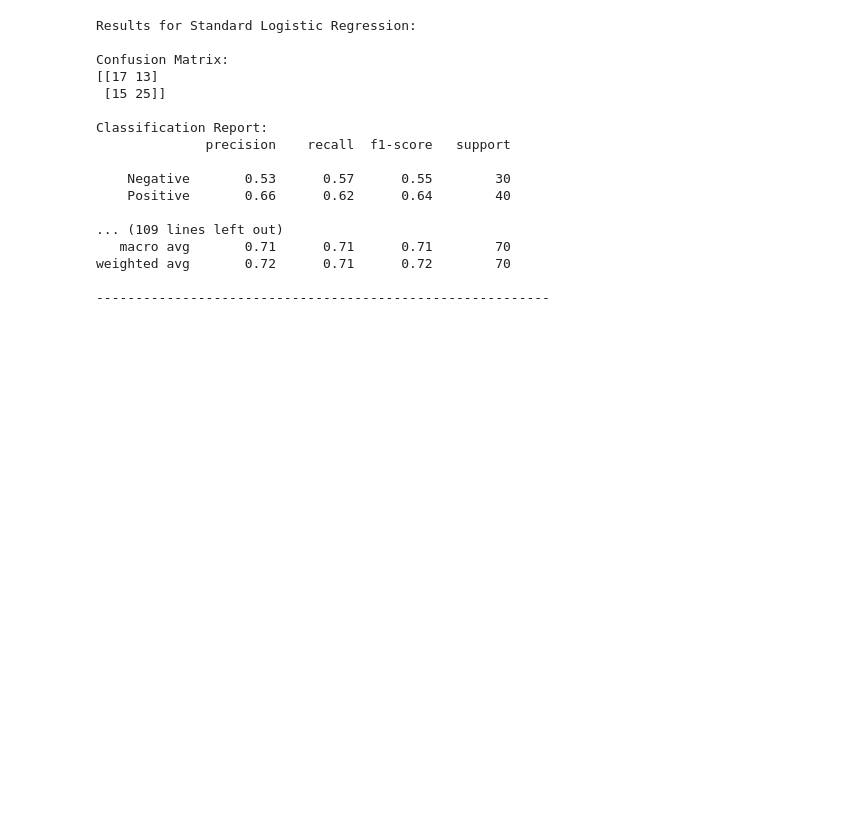
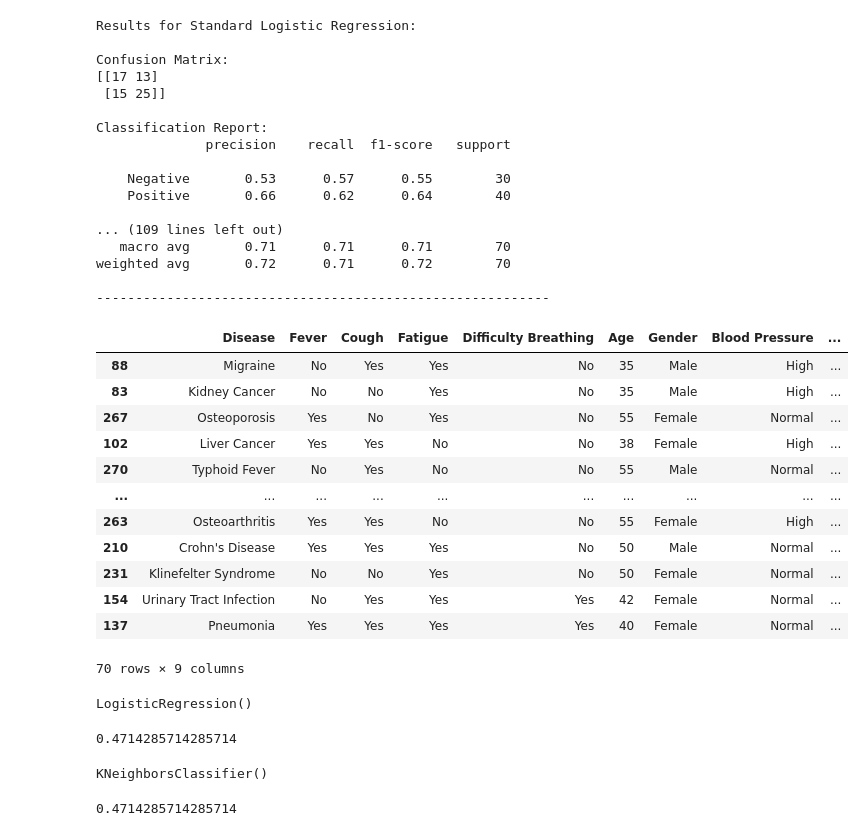
Before and after one commit to AyanSrivastava11/AI-powered-doctor-assistant, a Jupyter notebook: ml_model.ipynb, the cells around one changed output. Drawn from its saved outputs; the diff is of its cells as text; code cells hidden in the pictures; blank space fills up the shorter version.

```diff
--- a/ml_model.ipynb
+++ b/ml_model.ipynb
@@ -138,0 +181,5 @@ weighted avg       0.72      0.71      0.72        70
+# %%
+X = df.drop(['Outcome Variable'], axis= 1)
+y = df['Outcome Variable']
+# %%
+X_train, X_test, y_train, y_test = train_test_split(X,y,test_size=0.2,random_state=42,stratify=y)
@@ -138,0 +233,30 @@ weighted avg       0.72      0.71      0.72        70
+# %%
+df
+X_test
+# %% [output]
+|  | Disease | Fever | Cough | Fatigue | Difficulty Breathing | Age | Gender | Blood Pressure | ... |
+| 88 | Migraine | No | Yes | Yes | No | 35 | Male | High | ... |
+| 83 | Kidney Cancer | No | No | Yes | No | 35 | Male | High | ... |
+| 267 | Osteoporosis | Yes | No | Yes | No | 55 | Female | Normal | ... |
+| 102 | Liver Cancer | Yes | Yes | No | No | 38 | Female | High | ... |
+| 270 | Typhoid Fever | No | Yes | No | No | 55 | Male | Normal | ... |
+| ... | ... | ... | ... | ... | ... | ... | ... | ... | ... |
+| 263 | Osteoarthritis | Yes | Yes | No | No | 55 | Female | High | ... |
+| 210 | Crohn's Disease | Yes | Yes | Yes | No | 50 | Male | Normal | ... |
+| 231 | Klinefelter Syndrome | No | No | Yes | No | 50 | Female | Normal | ... |
+| 154 | Urinary Tract Infection | No | Yes | Yes | Yes | 42 | Female | Normal | ... |
+| 137 | Pneumonia | Yes | Yes | Yes | Yes | 40 | Female | Normal | ... |
+70 rows × 9 columns
+# %%
+from sklearn.linear_model import LogisticRegression
+lreg = LogisticRegression()
+lreg.fit(X_train_transformed,y_train)
+# %% [output]
+LogisticRegression()
+# %%
+from sklearn.metrics import accuracy_score
+# predicting values and checking accuracy
+lpred = lreg.predict(x_test_transformed)
+accuracy_score(lpred , y_test)
+# %% [output]
+0.4714285714285714
@@ -138,0 +266,10 @@ weighted avg       0.72      0.71      0.72        70
+# %%
+knn = KNeighborsClassifier()
+knn.fit(X_train_transformed,y_train)
+# %% [output]
+KNeighborsClassifier()
+# %%
+kpred = knn.predict(x_test_transformed)
+accuracy_score(kpred,y_test)
+# %% [output]
+0.4714285714285714
```
Also changed, not shown: parts of 12 cells of this notebook.
